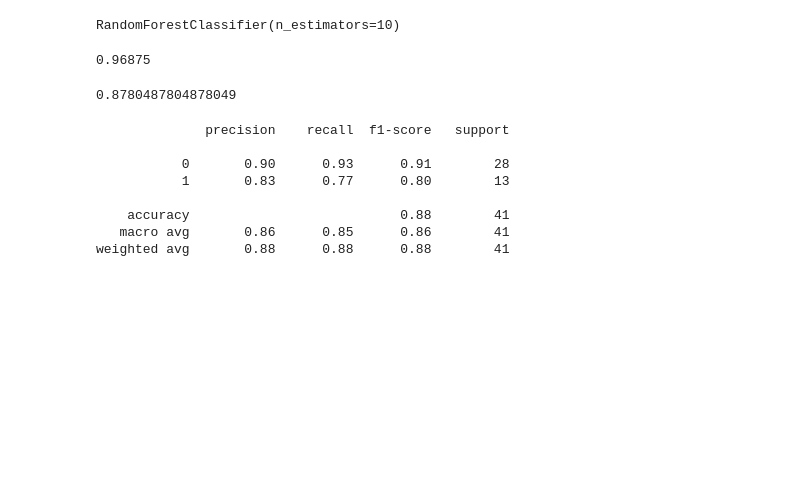
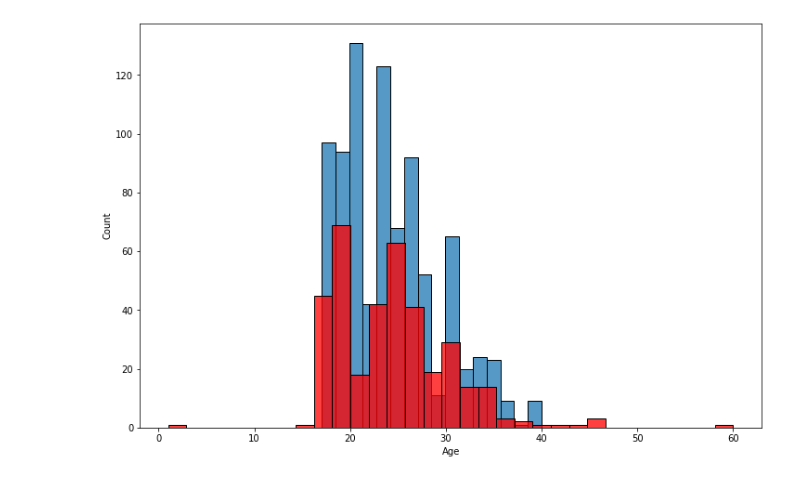
Before and after one commit to MonaemKhan/Mechine-Learning-Practice, a Jupyter notebook: Project Jupeter Notebook/Pregnency Pragtice/Pragnancy Risk (Practice).ipynb, the cells around one changed output. Drawn from its saved outputs; the diff is of its cells as text; code cells hidden in the pictures; blank space fills up the shorter version.

```diff
--- a/Project Jupeter Notebook/Pregnency Pragtice/Pragnancy Risk (Practice).ipynb
+++ b/Project Jupeter Notebook/Pregnency Pragtice/Pragnancy Risk (Practice).ipynb
@@ -32,7 +25,0 @@ sns.heatmap(df1.corr(),annot=True)
-# %%
-from sklearn.preprocessing import LabelEncoder
-encoder = LabelEncoder()
-col = ['Blood Group ( is Negative?)','Jaundice','Diabetes','Risk']
-for x in col:
-    df1[x] = encoder.fit_transform(df[x])
-df1.head(5)
@@ -114,23 +26,10 @@ model = RandomForestClassifier(n_estimators=10)
-# %%
-model.fit(x_train,y_train)
-# %% [output]
-RandomForestClassifier(n_estimators=10)
-# %%
-model.score(x_train,y_train)
-# %% [output]
-0.96875
-# %%
-model.score(x_test,y_test)
-# %% [output]
-0.8780487804878049
-# %%
-print(classification_report(y_test,model.predict(x_test)))
-# %% [output]
-              precision    recall  f1-score   support
-
-           0       0.90      0.93      0.91        28
-           1       0.83      0.77      0.80        13
-
-    accuracy                           0.88        41
-   macro avg       0.86      0.85      0.86        41
-weighted avg       0.88      0.88      0.88        41
+# %%
+import seaborn as sn
+import matplotlib.pyplot as plt
+%matplotlib inline
+plt.figure(figsize=(12,8))
+sn.histplot(df1.Age[df1.Risk == 'No'])
+sn.histplot(df.Age[df1.Risk == 'Yes'],color='red')
+plt.show()
+# %% [output]
+[figure, added]
```
Also changed, not shown: parts of 23 cells of this notebook, 8 other files.
